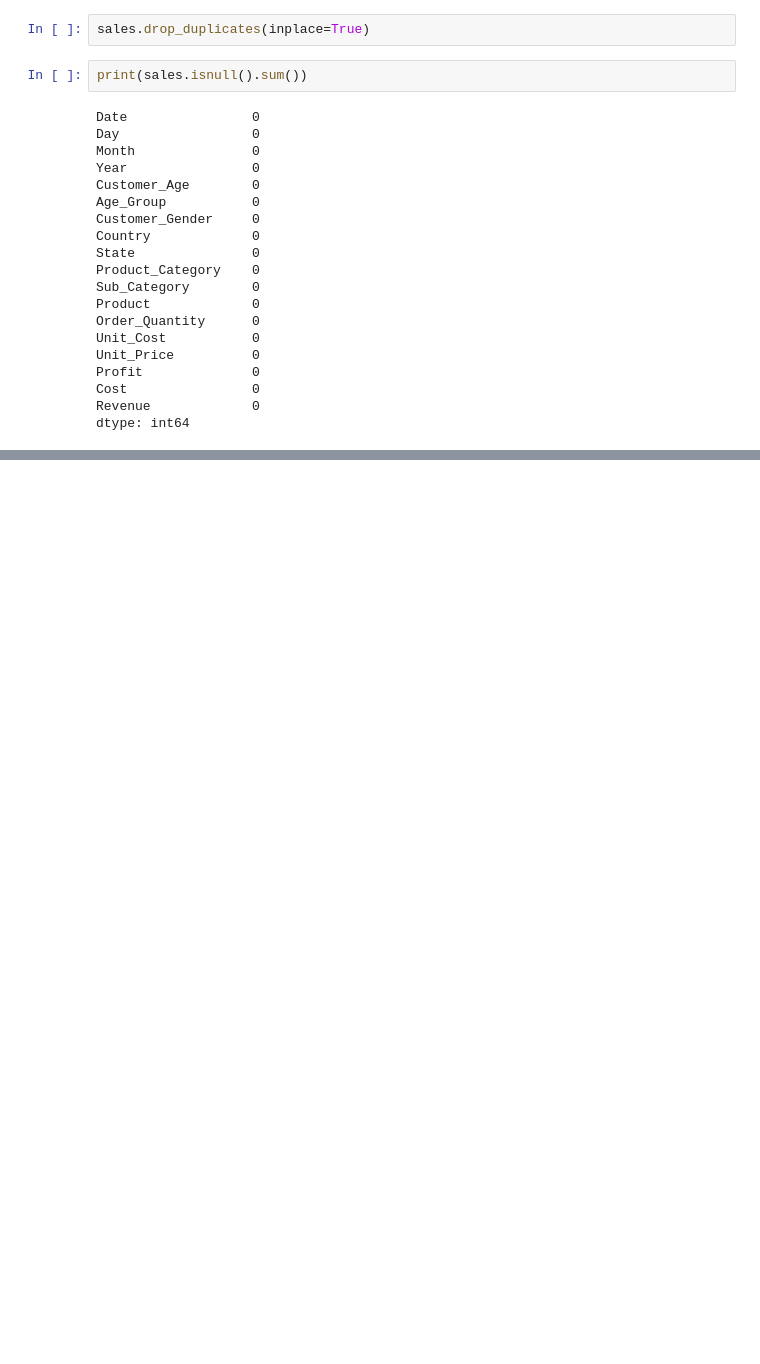
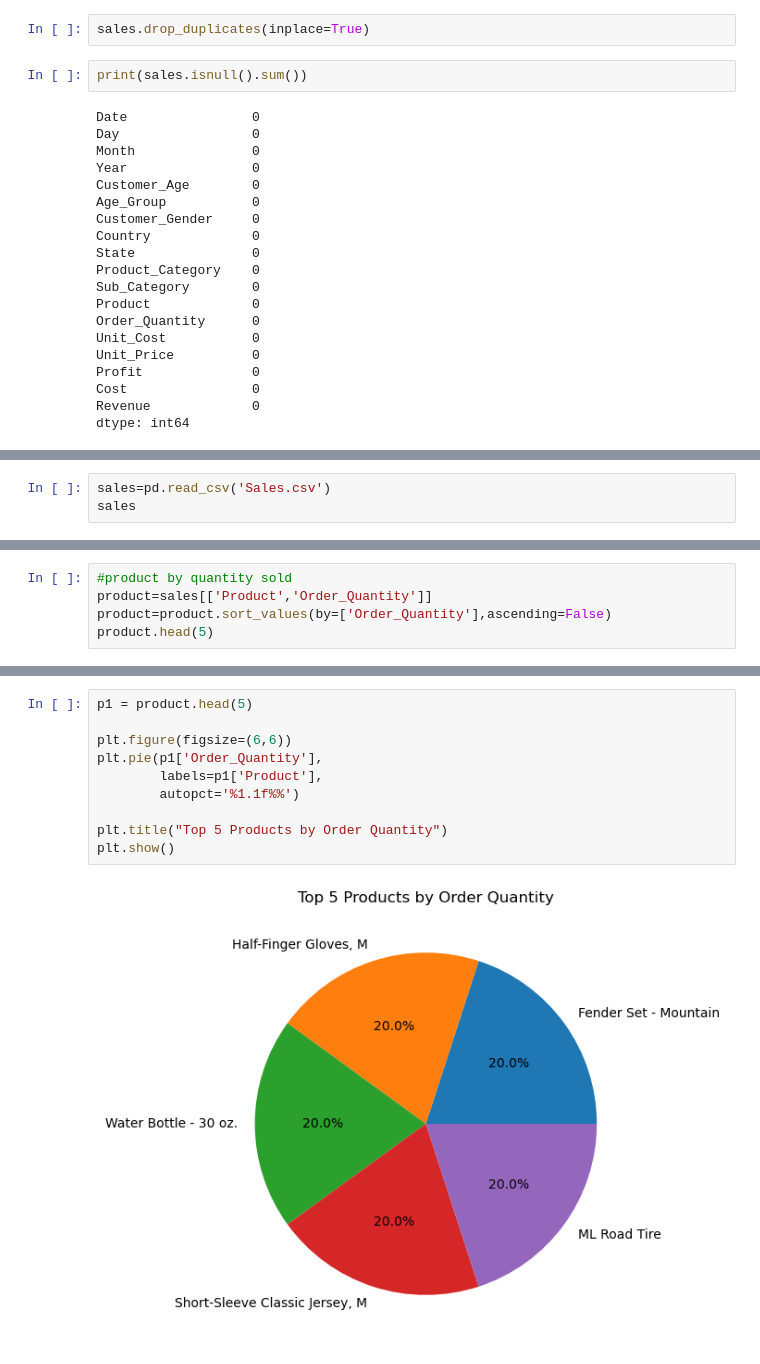
Before and after one commit to sulavg50-ux/Self_data_analysis, a Jupyter notebook: sales.ipynb, the cells around one changed output, grey strips where cells are left out. Cells and saved outputs as stored; diff of their text form; blank space fills up the shorter version.

```diff
--- a/sales.ipynb
+++ b/sales.ipynb
@@ -94,0 +177,3 @@ sales.head(5)
+# %%
+sales=pd.read_csv('Sales.csv')
+sales
@@ -94,0 +194,5 @@ sales.head(5)
+# %%
+#product by quantity sold
+product=sales[['Product','Order_Quantity']]
+product=product.sort_values(by=['Order_Quantity'],ascending=False)
+product.head(5)
@@ -94,0 +206,12 @@ sales.head(5)
+# %%
+p1 = product.head(5)
+
+plt.figure(figsize=(6,6))
+plt.pie(p1['Order_Quantity'],
+        labels=p1['Product'],
+        autopct='%1.1f%%')
+
+plt.title("Top 5 Products by Order Quantity")
+plt.show()
+# %% [output]
+[figure, added]
```
Also changed, not shown: parts of 48 cells of this notebook.
